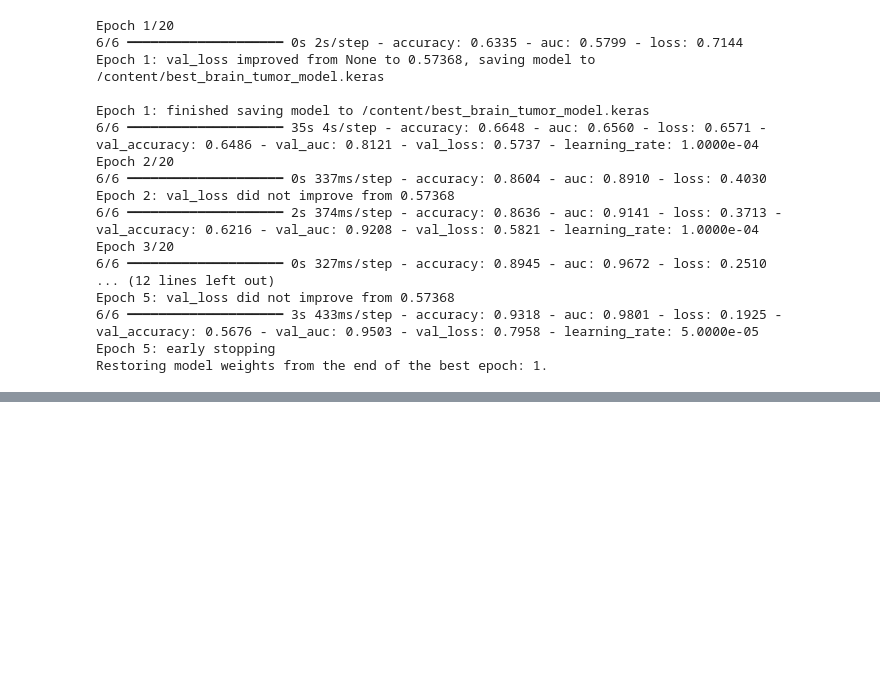
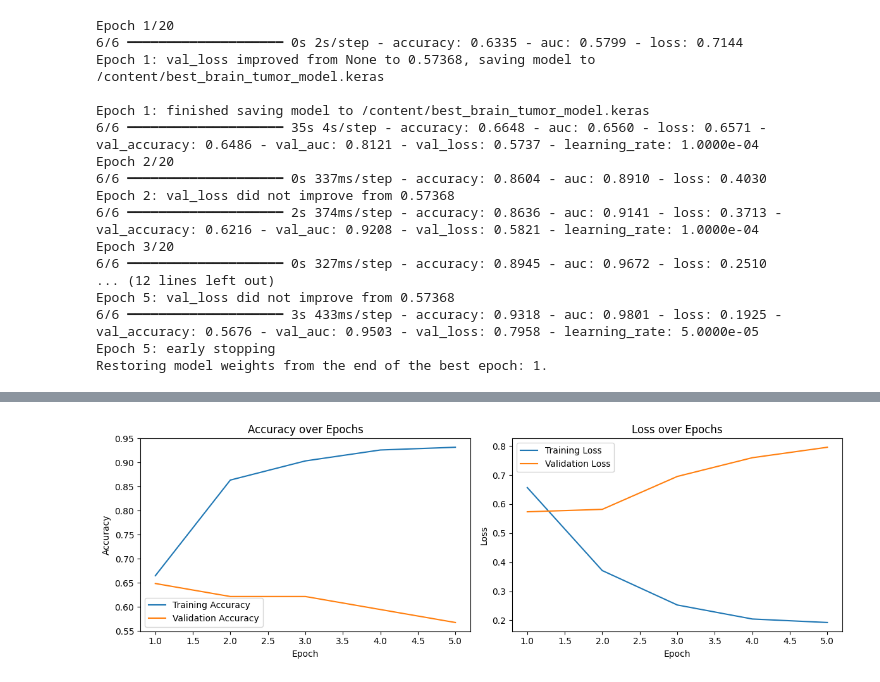
Before and after one commit to Moaheed/Medical-Image-Classification-With-CNNs-Transfer-Learning-and-XAI, a Jupyter notebook: ANN_Lab_Task.ipynb, the cells around one changed output, grey strips where cells are left out. Cells and saved outputs as stored; diff of their text form; code cells hidden in the pictures; blank space fills up the shorter version.

```diff
--- a/ANN_Lab_Task.ipynb
+++ b/ANN_Lab_Task.ipynb
@@ -383,0 +386,95 @@ Restoring model weights from the end of the best epoch: 1.
+# %%
+
+# =============================================================================
+# 7. EVALUATION
+# =============================================================================
+def evaluate_model(model, generator):
+    """
+    Runs full evaluation on a data generator and prints all standard
+    classification metrics, the confusion matrix, and classification report.
+    """
+    generator.reset()
+    y_true = generator.classes
+    y_prob = model.predict(generator, verbose=1).ravel()
+    y_pred = (y_prob >= 0.5).astype(int)
+
+    acc = accuracy_score(y_true, y_pred)
+    prec = precision_score(y_true, y_pred)
+    rec = recall_score(y_true, y_pred)
+    f1 = f1_score(y_true, y_pred)
+    auc = roc_auc_score(y_true, y_prob)
+    cm = confusion_matrix(y_true, y_pred)
+
+    print("\n" + "=" * 50)
+    print("TEST SET EVALUATION")
+    print("=" * 50)
+    print(f"Accuracy : {acc:.4f}")
+    print(f"Precision: {prec:.4f}")
+    print(f"Recall   : {rec:.4f}")
+    print(f"F1-score : {f1:.4f}")
+    print(f"ROC-AUC  : {auc:.4f}")
+    print("\nConfusion Matrix:")
+    print(cm)
+    print("\nClassification Report:")
+    print(classification_report(y_true, y_pred, target_names=CLASS_NAMES))
+
+    # Plot confusion matrix
+    fig, ax = plt.subplots(figsize=(5, 4))
+    im = ax.imshow(cm, cmap="Blues")
+    ax.set_xticks([0, 1]); ax.set_xticklabels(CLASS_NAMES)
+    ax.set_yticks([0, 1]); ax.set_yticklabels(CLASS_NAMES)
+    ax.set_xlabel("Predicted"); ax.set_ylabel("Actual")
+    ax.set_title("Confusion Matrix")
+    for i in range(2):
+        for j in range(2):
+            ax.text(j, i, cm[i, j], ha="center", va="center", color="black")
+    fig.colorbar(im)
+    plt.tight_layout()
+    plt.show()
+
+    # Plot ROC curve
+    fpr, tpr, _ = roc_curve(y_true, y_prob)
+    plt.figure(figsize=(5, 4))
+    plt.plot(fpr, tpr, label=f"ROC-AUC = {auc:.3f}")
+    plt.plot([0, 1], [0, 1], linestyle="--", color="gray")
+    plt.xlabel("False Positive Rate")
+    plt.ylabel("True Positive Rate")
+    plt.title("ROC Curve")
+    plt.legend()
+    plt.tight_layout()
+    plt.show()
+
+    return {"accuracy": acc, "precision": prec, "recall": rec,
+            "f1": f1, "roc_auc": auc, "confusion_matrix": cm}
+
+
+def plot_training_history(history):
+    """Plots training/validation accuracy and loss curves."""
+    acc = history.history["accuracy"]
+    val_acc = history.history["val_accuracy"]
+    loss = history.history["loss"]
+    val_loss = history.history["val_loss"]
+    epochs_range = range(1, len(acc) + 1)
+
+    fig, axes = plt.subplots(1, 2, figsize=(12, 4))
+
+    axes[0].plot(epochs_range, acc, label="Training Accuracy")
+    axes[0].plot(epochs_range, val_acc, label="Validation Accuracy")
+    axes[0].set_title("Accuracy over Epochs")
+    axes[0].set_xlabel("Epoch"); axes[0].set_ylabel("Accuracy")
+    axes[0].legend()
+
+    axes[1].plot(epochs_range, loss, label="Training Loss")
+    axes[1].plot(epochs_range, val_loss, label="Validation Loss")
+    axes[1].set_title("Loss over Epochs")
+    axes[1].set_xlabel("Epoch"); axes[1].set_ylabel("Loss")
+    axes[1].legend()
+
+    plt.tight_layout()
+    plt.show()
+
+
+plot_training_history(history)
+metrics = evaluate_model(model, test_generator)
+# %% [output]
+[figure, added]
```
Also changed, not shown: parts of 2 cells of this notebook.
